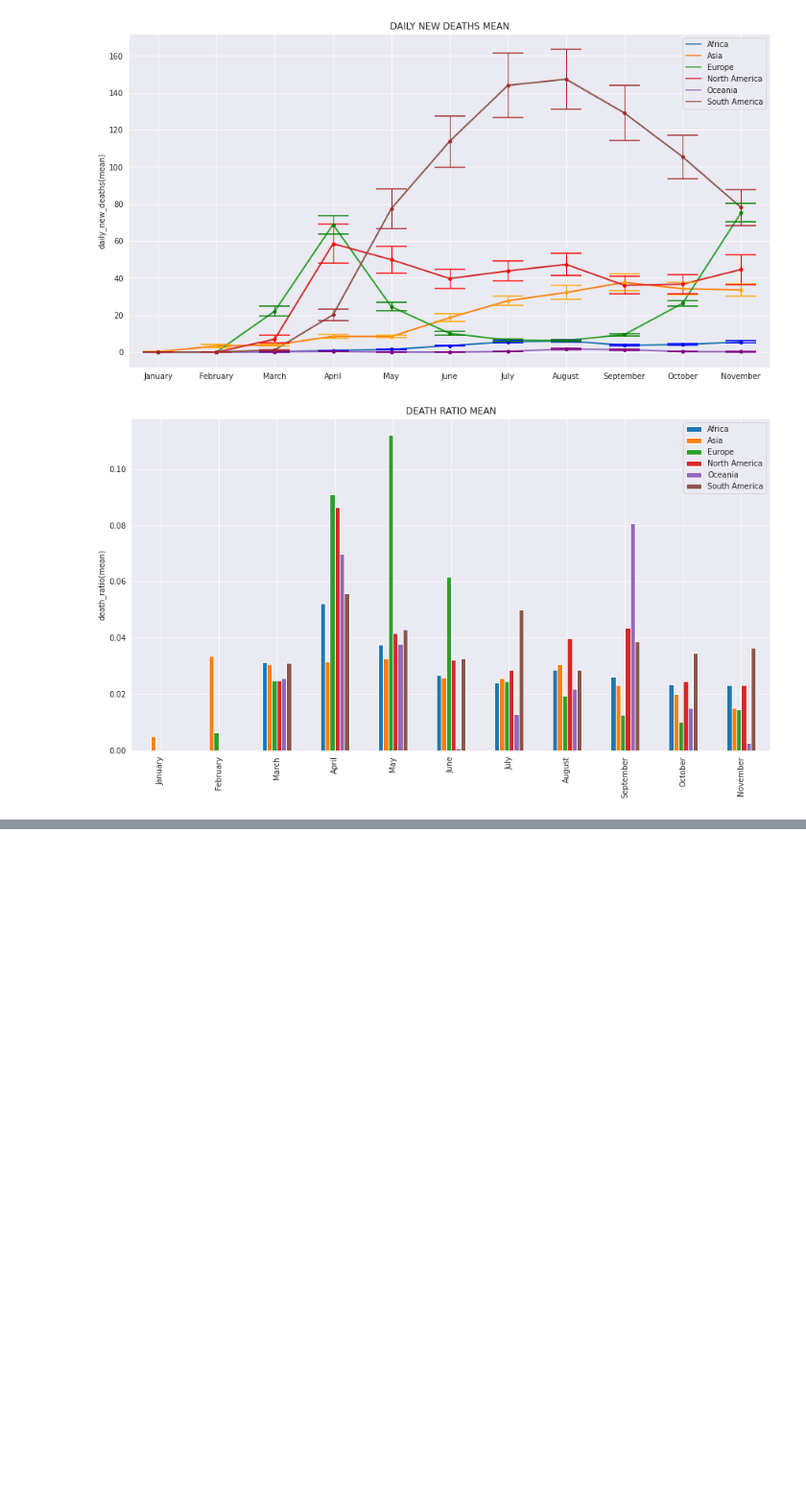
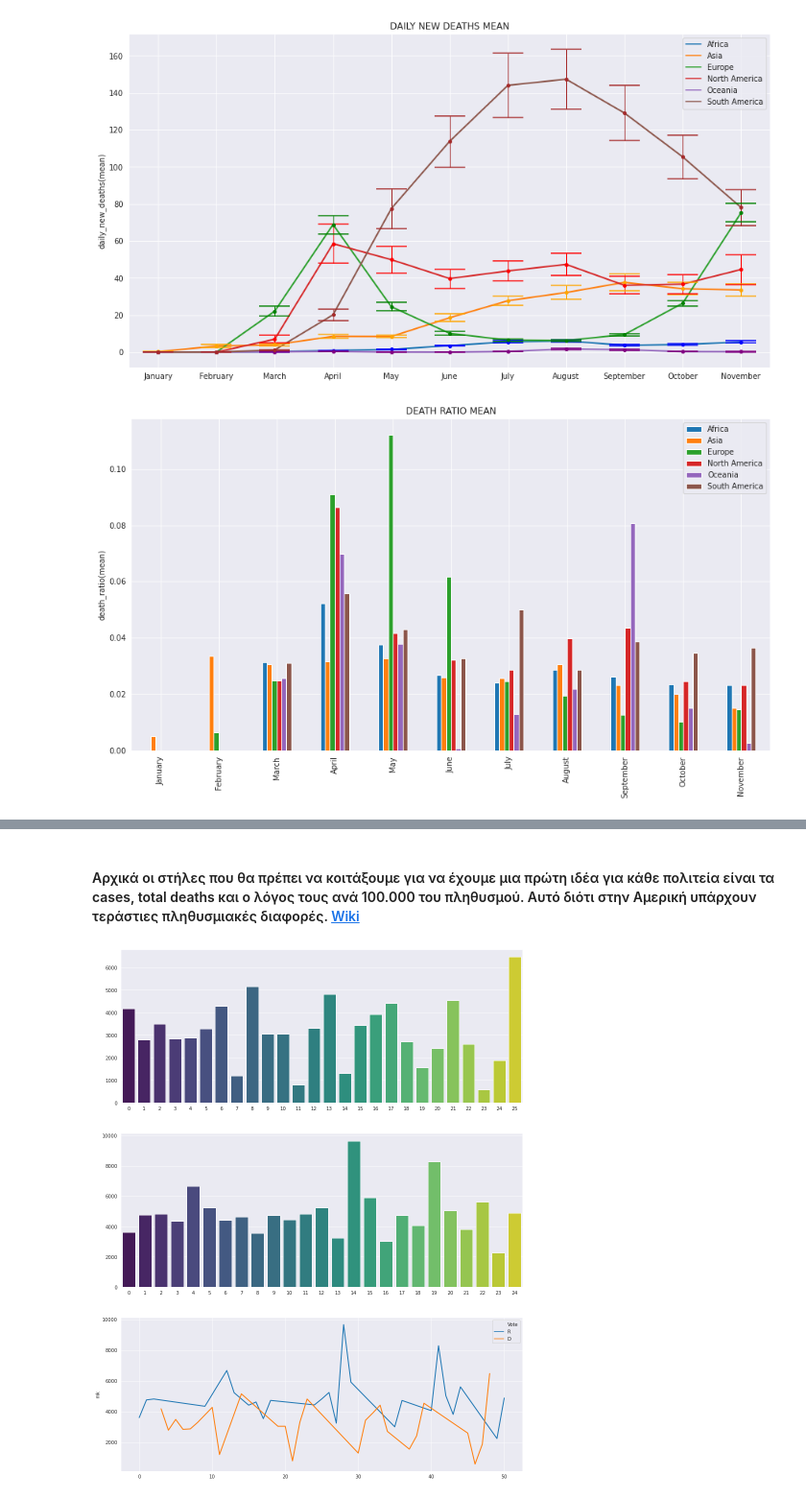
Before and after one commit to lkostakis/data-mining-covid19, a Jupyter notebook: ask4.ipynb, the cells around one changed output, grey strips where cells are left out. Shown at 96% size. Saved outputs shown, nothing was run; the diff lists cells and outputs as text; code cells hidden in the pictures; blank space fills up the shorter version.

Commit message:
descr cells-some plots for D

```diff
--- a/ask4.ipynb
+++ b/ask4.ipynb
@@ -483,0 +527,17 @@ new_df.to_csv(r'/home/left/Desktop/lastocean.csv')
+# %%
+## QUESTION D) start ---
+import pandas as pd
+import numpy as np
+from pandas import DataFrame
+from matplotlib import pyplot as plt
+import seaborn as sns
+# Create the dataframe
+# Load the data (create the DataFrame)
+
+df_covid = pd.read_csv('/home/left/Desktop/dataMining/set1/united_states_covid19_cases_and_deaths_by_state.csv',
+                       skiprows=3)
+df_covid = df_covid.rename(columns={'State/Territory': 'State'})
+df_votes = pd.read_excel('/home/left/Desktop/dataMining/set1/state-voting.xlsx')
+# DO NEW YORK CITY STUFF
+data = pd.merge(df_votes, df_covid, on=['State'], how='inner')
+data
@@ -483,0 +562,31 @@ new_df.to_csv(r'/home/left/Desktop/lastocean.csv')
+# %% [markdown]
+#### Αρχικά οι στήλες που θα πρέπει να κοιτάξουμε για να έχουμε μια πρώτη ιδέα για κάθε πολιτεία είναι τα cases, total deaths και o λόγος τους ανά 100.000 του πληθυσμού. Αυτό διότι στην Αμερική υπάρχουν τεράστιες πληθυσμιακές διαφορές. [Wiki](https://en.wikipedia.org/wiki/List_of_states_and_territories_of_the_United_States_by_population)
+# %%
+votedD = data.loc[data['Vote']=='D']
+votedD.reset_index(inplace = True)
+votedR = data.loc[data['Vote']=='R']
+votedR.reset_index(inplace = True)
+sns.set_style("darkgrid")
+fig = plt.figure(figsize=(15,20))
+for i in range(3):
+    #sem_error = [x[i] for x in error]
+    plt.subplot(3,1,i+1)
+    if i==0:
+        g = sns.barplot(data=votedD, x=votedD.index.tolist(),
+                        y=votedD['Case Rate per 100000'].tolist(), palette="viridis")
+        g.set(ylabel='')
+    elif i==1:
+        g = sns.barplot(data=votedR, x=votedR.index.tolist(),
+                        y=votedR['Case Rate per 100000'].tolist(), palette="viridis")
+        g.set(ylabel='')
+
+    elif i==2:
+        g = sns.lineplot(data=votedD, x=data.index.tolist(), hue = data['Vote'],
+                        y=data['Case Rate per 100000'].tolist(), sort= False, dashes = False, linewidth = 2)
+        g.set(ylabel='mk')
+    #elif i==3:
+    #    g = sns.lineplot(data=votedR, x=votedR.index.tolist(),
+    #                    y=votedR['Case Rate per 100000'].tolist(), sort= False, dashes = False, linewidth = 2)
+    #    g.set(ylabel='muhinkl')
+# %% [output]
+[figure, added]
```
Also changed, not shown: parts of 31 cells of this notebook.
